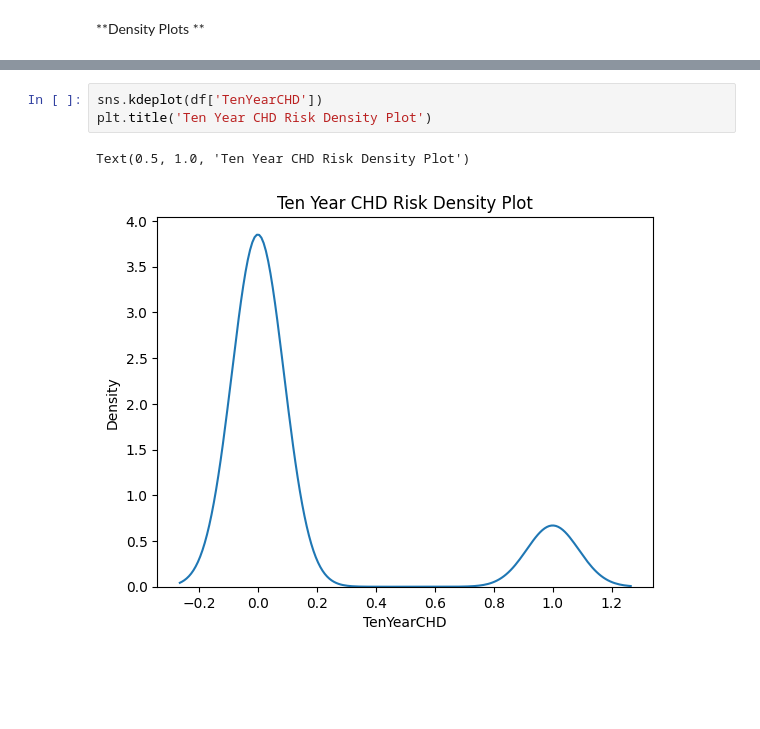
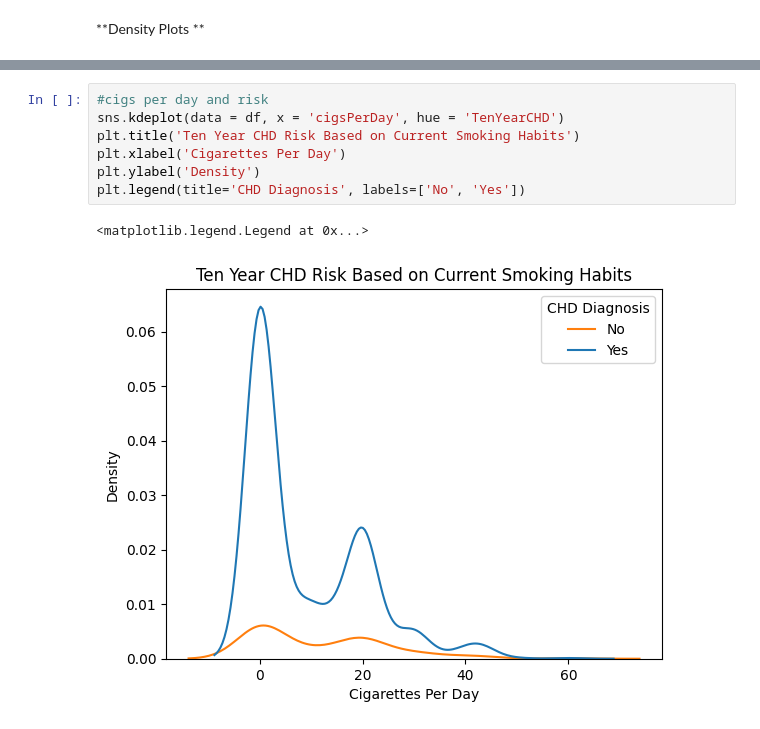
Before and after one commit to kelseymatsik/project_chd, a Jupyter notebook: Visuals: Density Plots.ipynb, the cells around one changed output, grey strips where cells are left out. Drawn from its saved outputs; the diff is of its cells as text; blank space fills up the shorter version.

Commit message:
Final edits to visuals

```diff
--- a/Visuals: Density Plots.ipynb
+++ b/Visuals: Density Plots.ipynb
@@ -24,9 +24,13 @@ Resolving deltas: 100% (55/55), done.
 | 3 | 1695 | 0 | 40 | 2.0 | 1 | 20.0 | 0.0 | 0 | ... |
 | 4 | 2692 | 1 | 58 | 2.0 | 1 | 20.0 | 0.0 | 0 | ... |
 # %%
-sns.kdeplot(df['TenYearCHD'])
-plt.title('Ten Year CHD Risk Density Plot')
+#cigs per day and risk
+sns.kdeplot(data = df, x = 'cigsPerDay', hue = 'TenYearCHD')
+plt.title('Ten Year CHD Risk Based on Current Smoking Habits')
+plt.xlabel('Cigarettes Per Day')
+plt.ylabel('Density')
+plt.legend(title='CHD Diagnosis', labels=['No', 'Yes'])
 # %% [output]
-Text(0.5, 1.0, 'Ten Year CHD Risk Density Plot')
+<matplotlib.legend.Legend at 0x...>
-[figure, old version]
+[figure, new version]
 # %%
```
Also changed, not shown: parts of 13 cells of this notebook.
